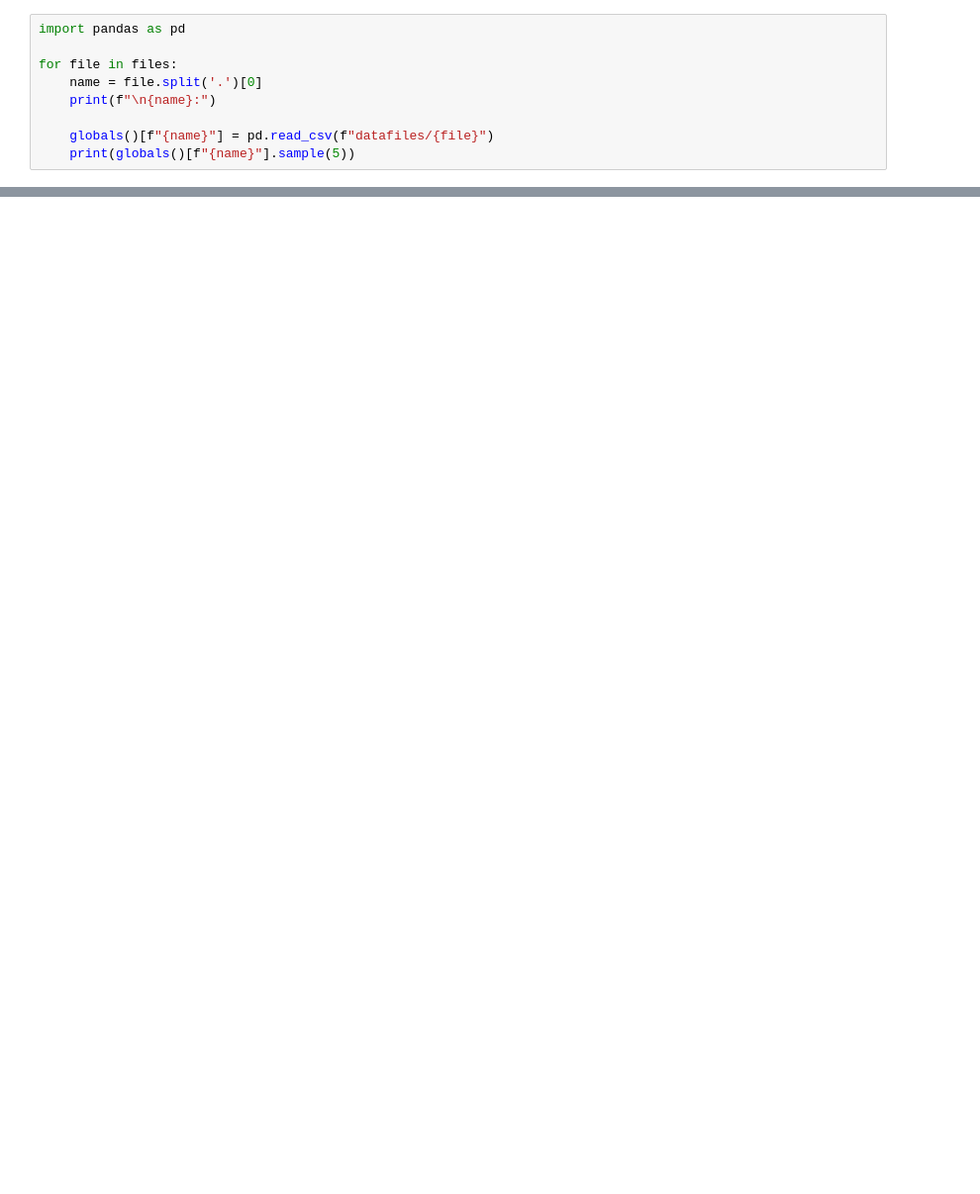
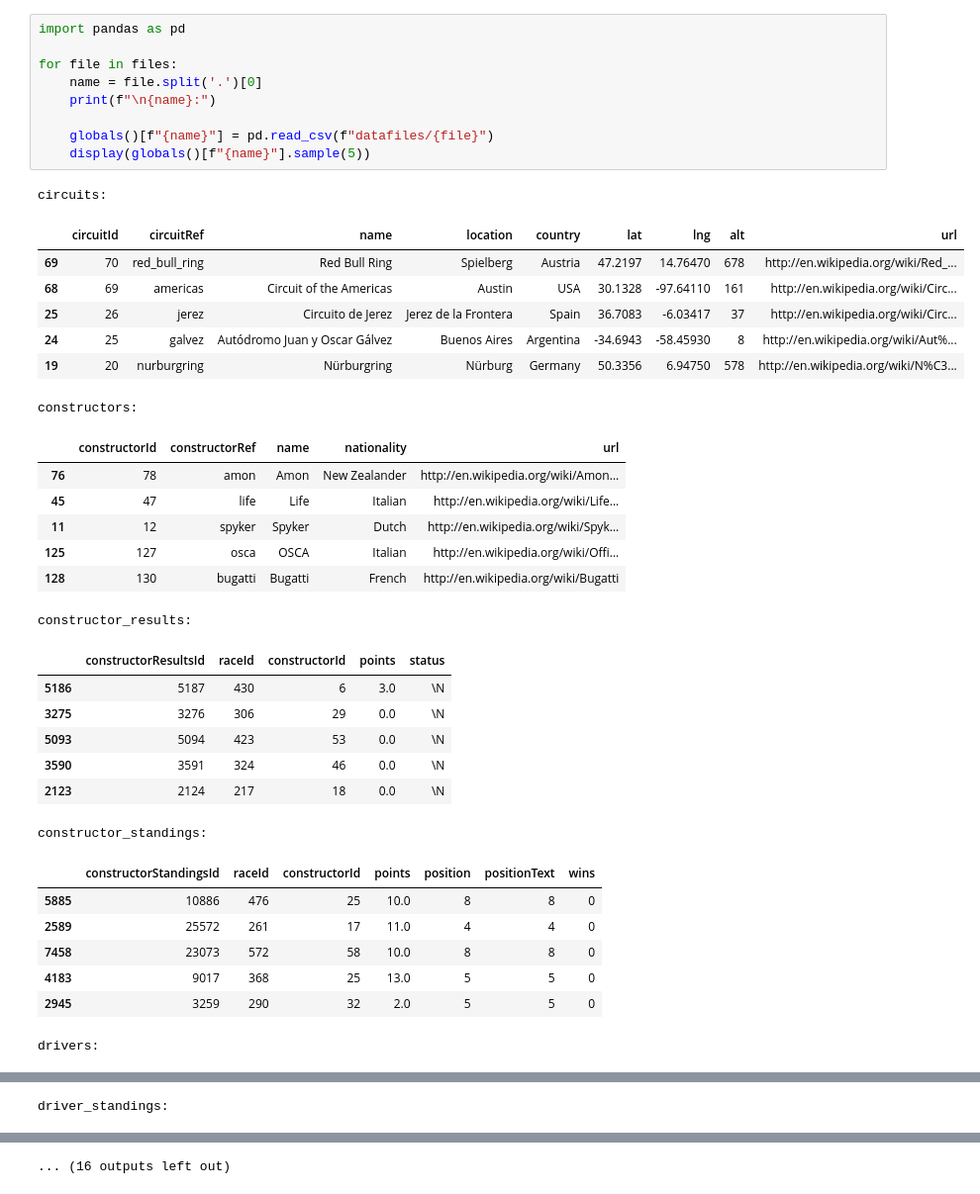
Before and after one commit to Admex666/other_projects, a Jupyter notebook: F1/f1_db_build.ipynb, the cells around one changed output, grey strips where cells are left out. Shown: that part at 99% size. Saved outputs shown, nothing was run; the diff lists cells and outputs as text; blank space fills up the shorter version.

```diff
--- a/F1/f1_db_build.ipynb
+++ b/F1/f1_db_build.ipynb
@@ -11,9 +13,39 @@ print(files)
 # %%
 import pandas as pd
 
 for file in files:
     name = file.split('.')[0]
     print(f"\n{name}:")
 
     globals()[f"{name}"] = pd.read_csv(f"datafiles/{file}")
-    print(globals()[f"{name}"].sample(5))
+    display(globals()[f"{name}"].sample(5))
+# %% [output]
+circuits:
+|  | circuitId | circuitRef | name | location | country | lat | lng | alt | url |
+| 69 | 70 | red_bull_ring | Red Bull Ring | Spielberg | Austria | 47.2197 | 14.76470 | 678 | http://en.wikipedia.org/wiki/Red_... |
+| 68 | 69 | americas | Circuit of the Americas | Austin | USA | 30.1328 | -97.64110 | 161 | http://en.wikipedia.org/wiki/Circ... |
+| 25 | 26 | jerez | Circuito de Jerez | Jerez de la Frontera | Spain | 36.7083 | -6.03417 | 37 | http://en.wikipedia.org/wiki/Circ... |
+| 24 | 25 | galvez | Autódromo Juan y Oscar Gálvez | Buenos Aires | Argentina | -34.6943 | -58.45930 | 8 | http://en.wikipedia.org/wiki/Aut%... |
+| 19 | 20 | nurburgring | Nürburgring | Nürburg | Germany | 50.3356 | 6.94750 | 578 | http://en.wikipedia.org/wiki/N%C3... |
+constructors:
+|  | constructorId | constructorRef | name | nationality | url |
+| 76 | 78 | amon | Amon | New Zealander | http://en.wikipedia.org/wiki/Amon... |
+| 45 | 47 | life | Life | Italian | http://en.wikipedia.org/wiki/Life... |
+| 11 | 12 | spyker | Spyker | Dutch | http://en.wikipedia.org/wiki/Spyk... |
+| 125 | 127 | osca | OSCA | Italian | http://en.wikipedia.org/wiki/Offi... |
+| 128 | 130 | bugatti | Bugatti | French | http://en.wikipedia.org/wiki/Bugatti |
+constructor_results:
+|  | constructorResultsId | raceId | constructorId | points | status |
+| 5186 | 5187 | 430 | 6 | 3.0 | \N |
+| 3275 | 3276 | 306 | 29 | 0.0 | \N |
+| 5093 | 5094 | 423 | 53 | 0.0 | \N |
+| 3590 | 3591 | 324 | 46 | 0.0 | \N |
+| 2123 | 2124 | 217 | 18 | 0.0 | \N |
+constructor_standings:
+|  | constructorStandingsId | raceId | constructorId | points | position | positionText | wins |
+| 5885 | 10886 | 476 | 25 | 10.0 | 8 | 8 | 0 |
+| 2589 | 25572 | 261 | 17 | 11.0 | 4 | 4 | 0 |
+| 7458 | 23073 | 572 | 58 | 10.0 | 8 | 8 | 0 |
+| 4183 | 9017 | 368 | 25 | 13.0 | 5 | 5 | 0 |
+| 2945 | 3259 | 290 | 32 | 2.0 | 5 | 5 | 0 |
+drivers:
@@ -19,0 +58 @@ for file in files:
+driver_standings:
@@ -20,3 +65,4 @@ for file in files:
+... (16 outputs left out)
 # %%
 import pandas as pd
 
```
Also changed, not shown: parts of 3 cells of this notebook, 1 other file.
